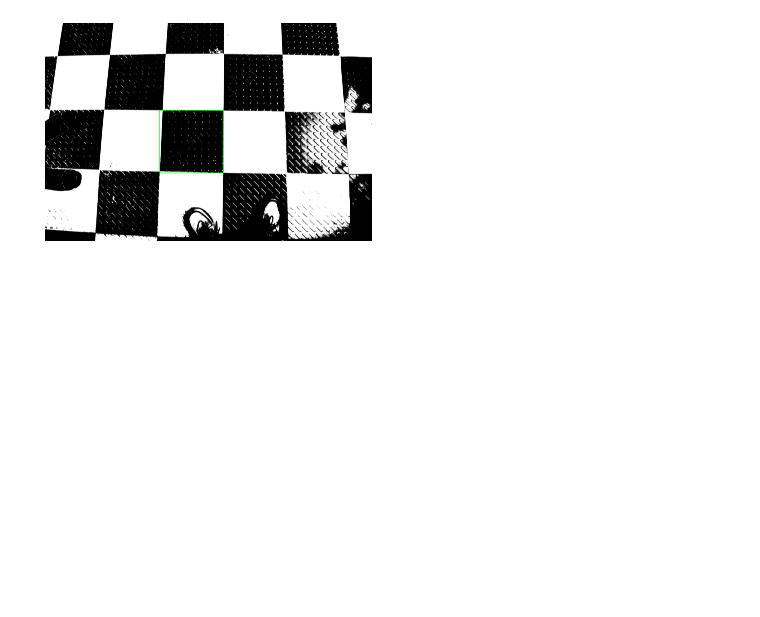
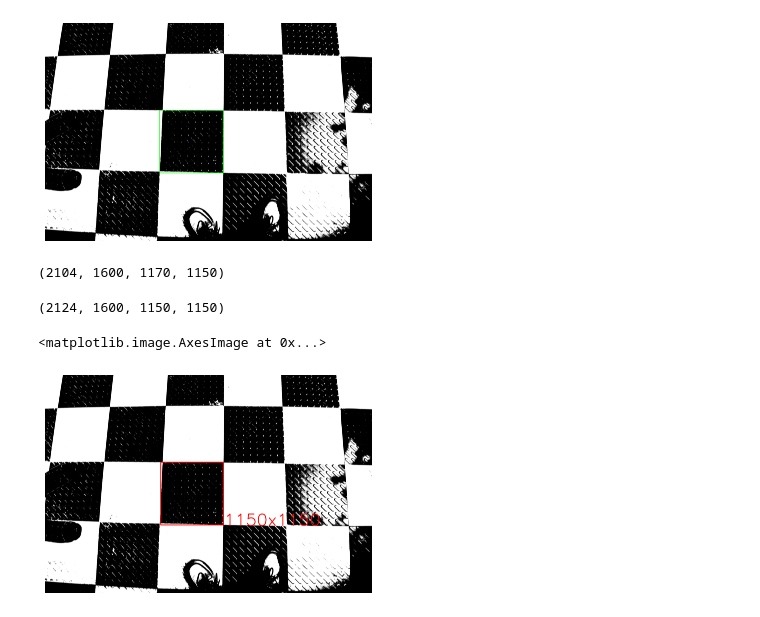
Before and after one commit to pbplop29/Photogrammetry, a Jupyter notebook: Photogrammetry.ipynb, the cells around one changed output. Cells and saved outputs as stored; diff of their text form; code cells hidden in the pictures; blank space fills up the shorter version.

```diff
--- a/Photogrammetry.ipynb
+++ b/Photogrammetry.ipynb
@@ -105,3 +105,33 @@ plt.imshow(img)
 # %% [output]
 <matplotlib.image.AxesImage at 0x...>
 [figure]
+# %%
+# Finding the starting coordinates and width and height of the contour box
+x,y,w,h
+# %% [output]
+(2104, 1600, 1170, 1150)
+# %%
+# Tweaking the box for uniformity and exclusion of the whitespace observed
+x = x+20
+w = w-20
+# %%
+# Final starting coordinates and width and height of the contour boxs
+x,y,w,h
+# %% [output]
+(2124, 1600, 1150, 1150)
+# %%
+# Finding the pixel area covered by the calibration reference
+img = cv2.imread(image_mask_name)
+cv2.rectangle(img, (x, y), (x + w, y + h), (255, 0, 0), 15)
+font = cv2.FONT_HERSHEY_SIMPLEX
+fontScale = 10
+color = (255, 0, 0)
+thickness = 15
+cv2.putText(img, str(w)+"x"+str(h),(x+w+10,y+h+10), font,
+                   fontScale, color, thickness)
+#plt.savefig('map--pixes.JPG',dpi=300*4.415,bbox_inches='tight',pad_inches = 0)
+plt.axis('off')
+plt.imshow(img)
+# %% [output]
+<matplotlib.image.AxesImage at 0x...>
+[figure, added]
```
Also changed, not shown: parts of 1 cell of this notebook.
